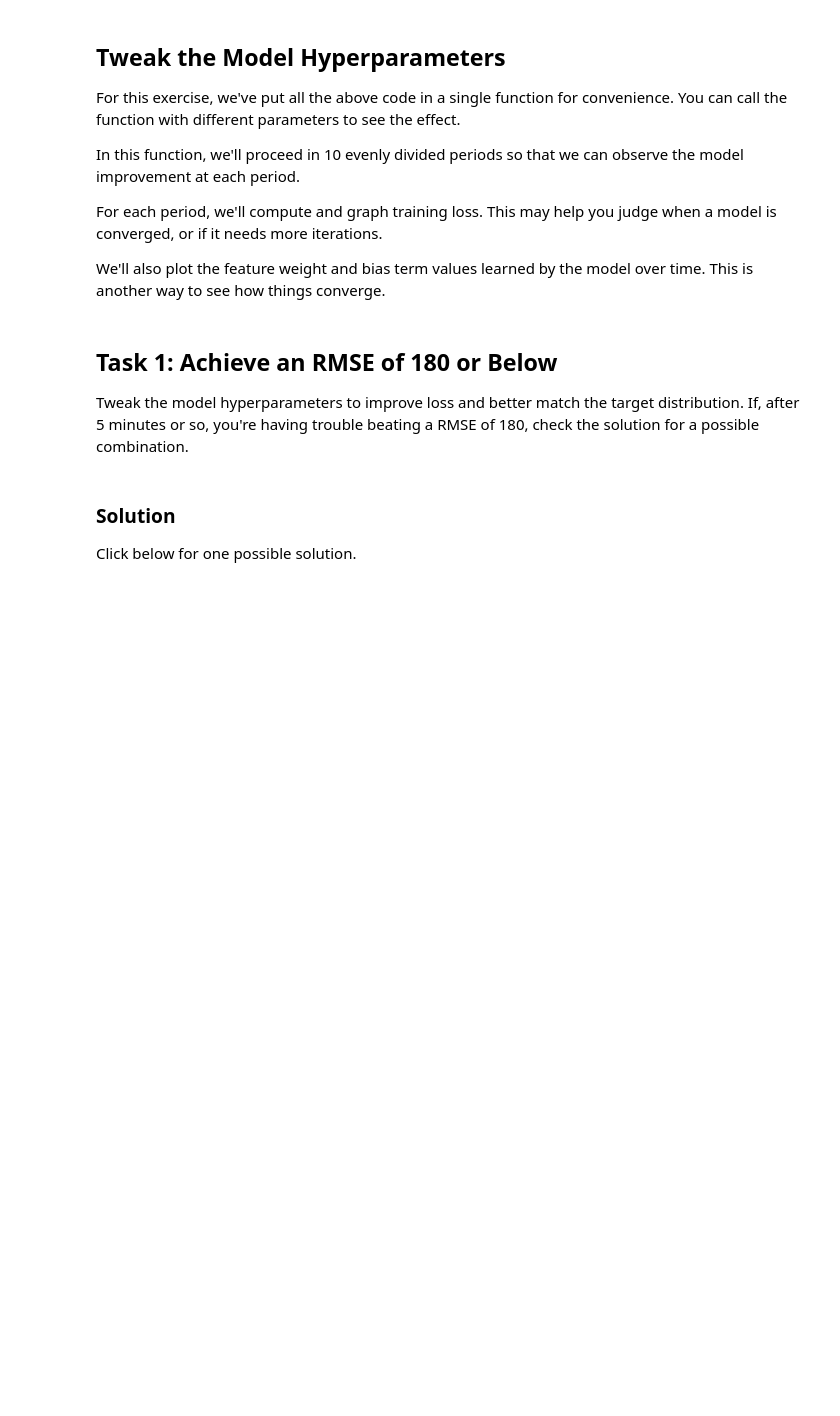
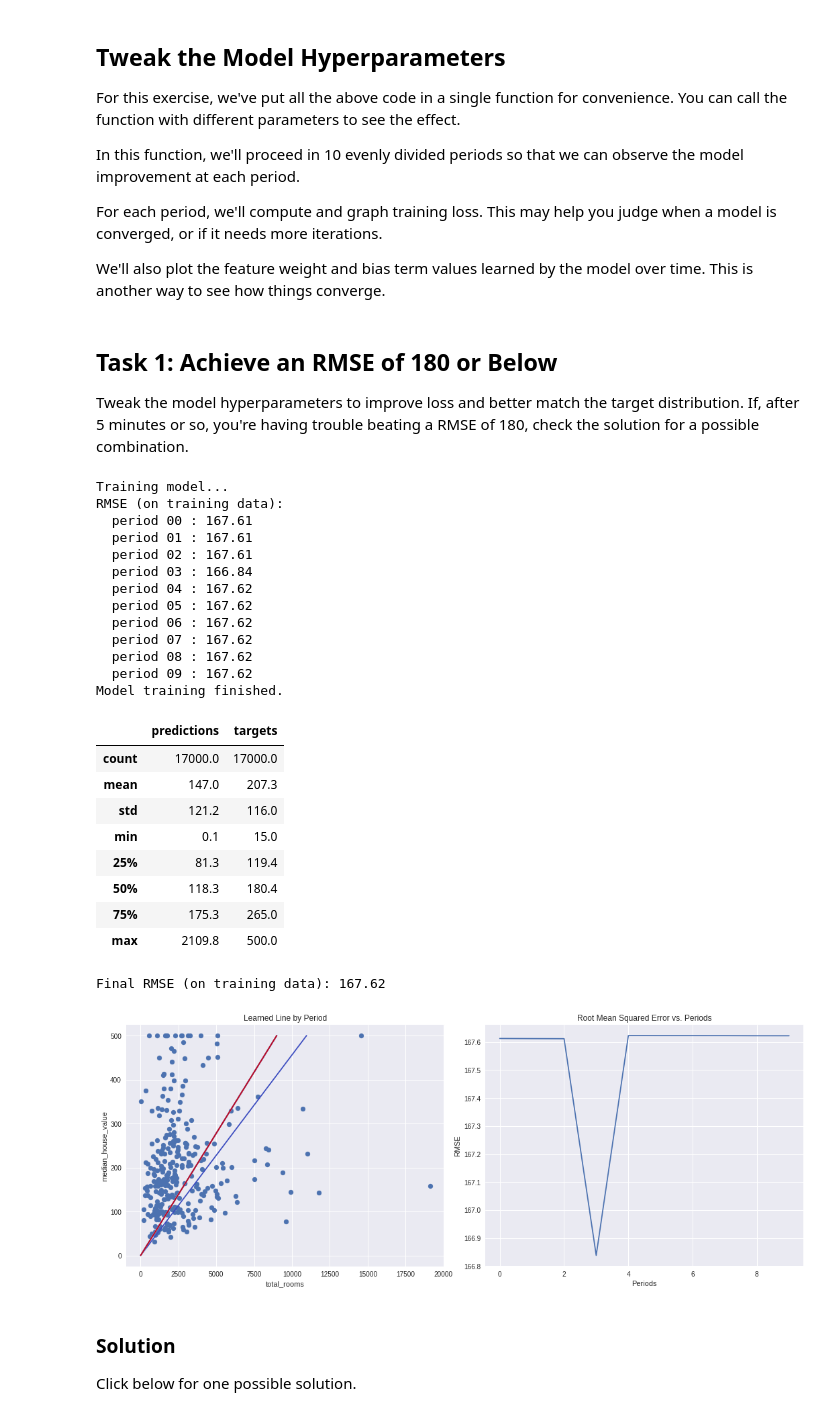
Before and after one commit to rachit72/ml-crashcourse, a Jupyter notebook: initial_steps_with_tf/first_steps_with_tensor_flow.ipynb, the cells around one changed output. Drawn from its saved outputs; the diff is of its cells as text; code cells hidden in the pictures; blank space fills up the shorter version.

```diff
--- a/initial_steps_with_tf/first_steps_with_tensor_flow.ipynb
+++ b/initial_steps_with_tf/first_steps_with_tensor_flow.ipynb
@@ -417,10 +418,35 @@ Tweak the model hyperparameters to improve loss and better match the target dist
 If, after 5 minutes or so, you're having trouble beating a RMSE of 180, check the solution for a possible combination.
 # %%
 train_model(
-    learning_rate=0.00001,
-    steps=100,
-    batch_size=1
+    learning_rate=0.001,
+    steps=300,
+    batch_size=50
 )
+# %% [output]
+Training model...
+RMSE (on training data):
+  period 00 : 167.61
+  period 01 : 167.61
+  period 02 : 167.61
+  period 03 : 166.84
+  period 04 : 167.62
+  period 05 : 167.62
+  period 06 : 167.62
+  period 07 : 167.62
+  period 08 : 167.62
+  period 09 : 167.62
+Model training finished.
+|  | predictions | targets |
+| count | 17000.0 | 17000.0 |
+| mean | 147.0 | 207.3 |
+| std | 121.2 | 116.0 |
+| min | 0.1 | 15.0 |
+| 25% | 81.3 | 119.4 |
+| 50% | 118.3 | 180.4 |
+| 75% | 175.3 | 265.0 |
+| max | 2109.8 | 500.0 |
+Final RMSE (on training data): 167.62
+[figure, added]
 # %% [markdown]
 ### Solution
 
```
Also changed, not shown: parts of 5 cells of this notebook.
